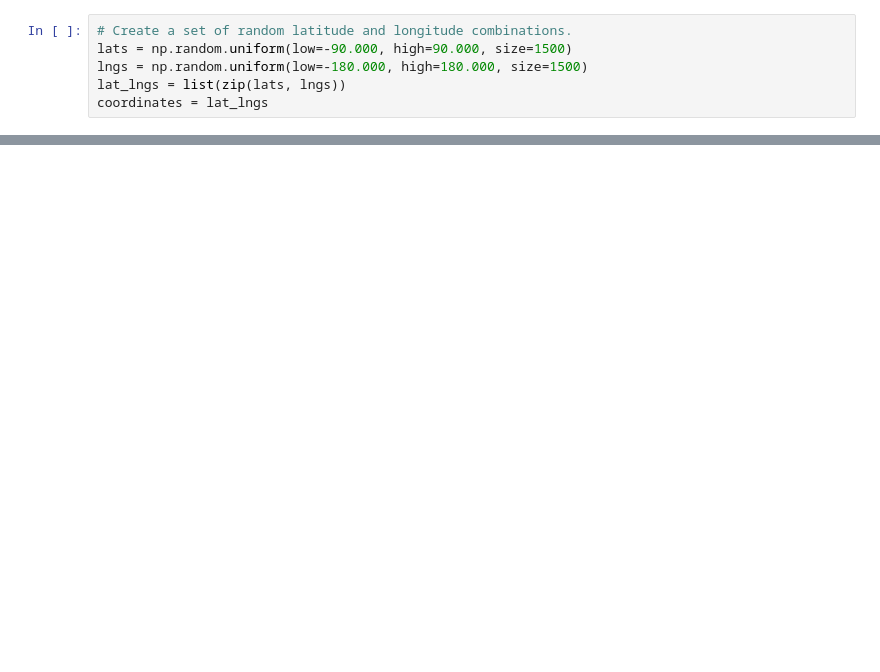
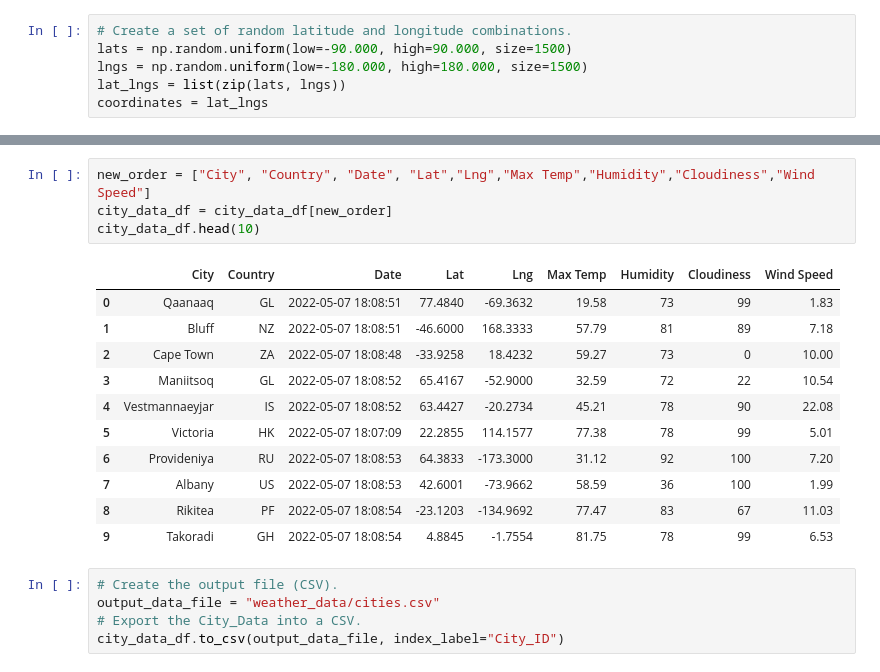
Before and after one commit to tbrech4/Weather_Analysis, a Jupyter notebook: WeatherPy.ipynb, the cells around one changed output, grey strips where cells are left out. Cells and saved outputs as stored; diff of their text form; blank space fills up the shorter version.

```diff
--- a/WeatherPy.ipynb
+++ b/WeatherPy.ipynb
@@ -46,0 +166,21 @@ cities
+# %%
+new_order = ["City", "Country", "Date", "Lat","Lng","Max Temp","Humidity","Cloudiness","Wind Speed"]
+city_data_df = city_data_df[new_order]
+city_data_df.head(10)
+# %% [output]
+|  | City | Country | Date | Lat | Lng | Max Temp | Humidity | Cloudiness | Wind Speed |
+| 0 | Qaanaaq | GL | 2022-05-07 18:08:51 | 77.4840 | -69.3632 | 19.58 | 73 | 99 | 1.83 |
+| 1 | Bluff | NZ | 2022-05-07 18:08:51 | -46.6000 | 168.3333 | 57.79 | 81 | 89 | 7.18 |
+| 2 | Cape Town | ZA | 2022-05-07 18:08:48 | -33.9258 | 18.4232 | 59.27 | 73 | 0 | 10.00 |
+| 3 | Maniitsoq | GL | 2022-05-07 18:08:52 | 65.4167 | -52.9000 | 32.59 | 72 | 22 | 10.54 |
+| 4 | Vestmannaeyjar | IS | 2022-05-07 18:08:52 | 63.4427 | -20.2734 | 45.21 | 78 | 90 | 22.08 |
+| 5 | Victoria | HK | 2022-05-07 18:07:09 | 22.2855 | 114.1577 | 77.38 | 78 | 99 | 5.01 |
+| 6 | Provideniya | RU | 2022-05-07 18:08:53 | 64.3833 | -173.3000 | 31.12 | 92 | 100 | 7.20 |
+| 7 | Albany | US | 2022-05-07 18:08:53 | 42.6001 | -73.9662 | 58.59 | 36 | 100 | 1.99 |
+| 8 | Rikitea | PF | 2022-05-07 18:08:54 | -23.1203 | -134.9692 | 77.47 | 83 | 67 | 11.03 |
+| 9 | Takoradi | GH | 2022-05-07 18:08:54 | 4.8845 | -1.7554 | 81.75 | 78 | 99 | 6.53 |
+# %%
+# Create the output file (CSV).
+output_data_file = "weather_data/cities.csv"
+# Export the City_Data into a CSV.
+city_data_df.to_csv(output_data_file, index_label="City_ID")
```
Also changed, not shown: parts of 9 cells of this notebook, 3 other files.
